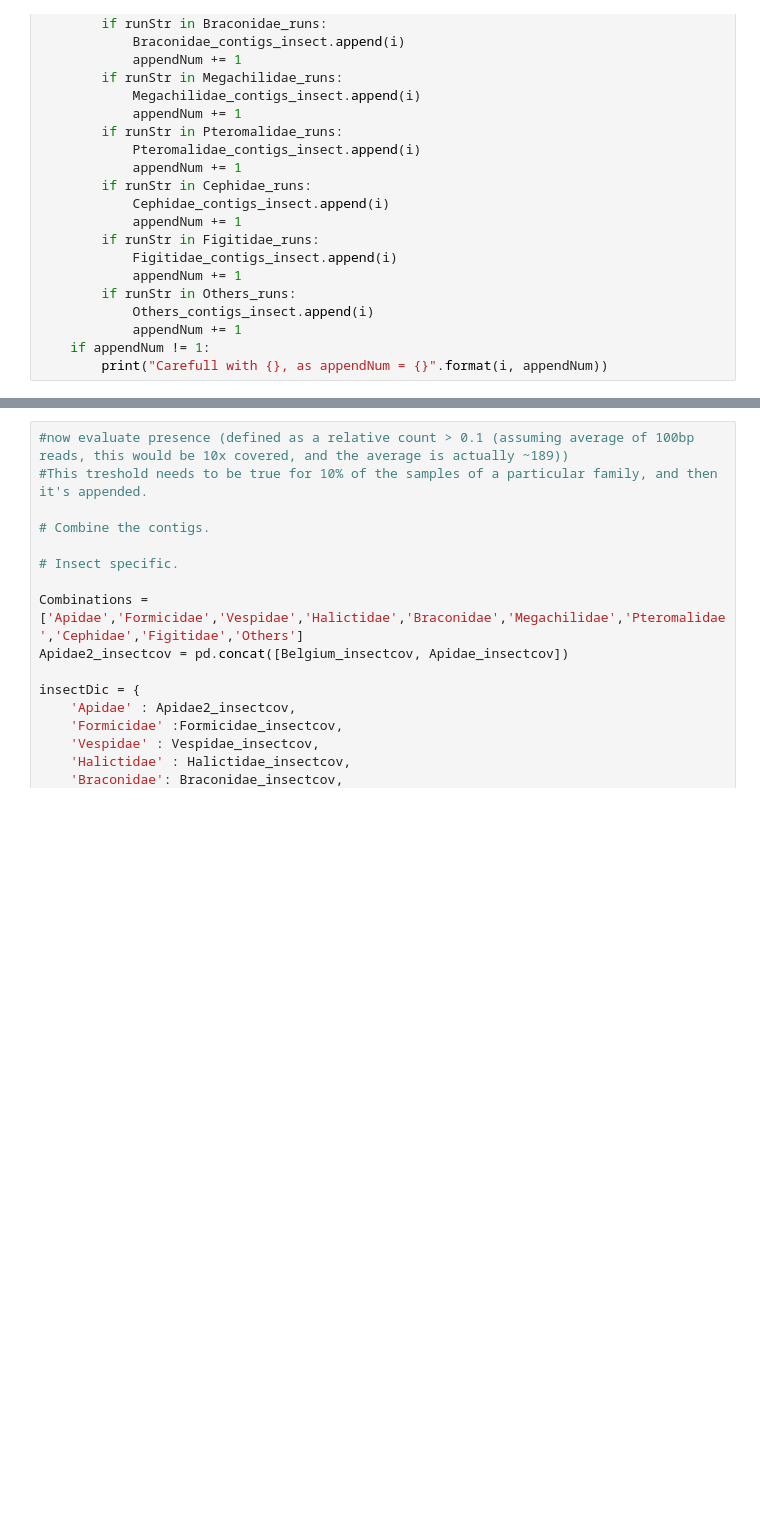
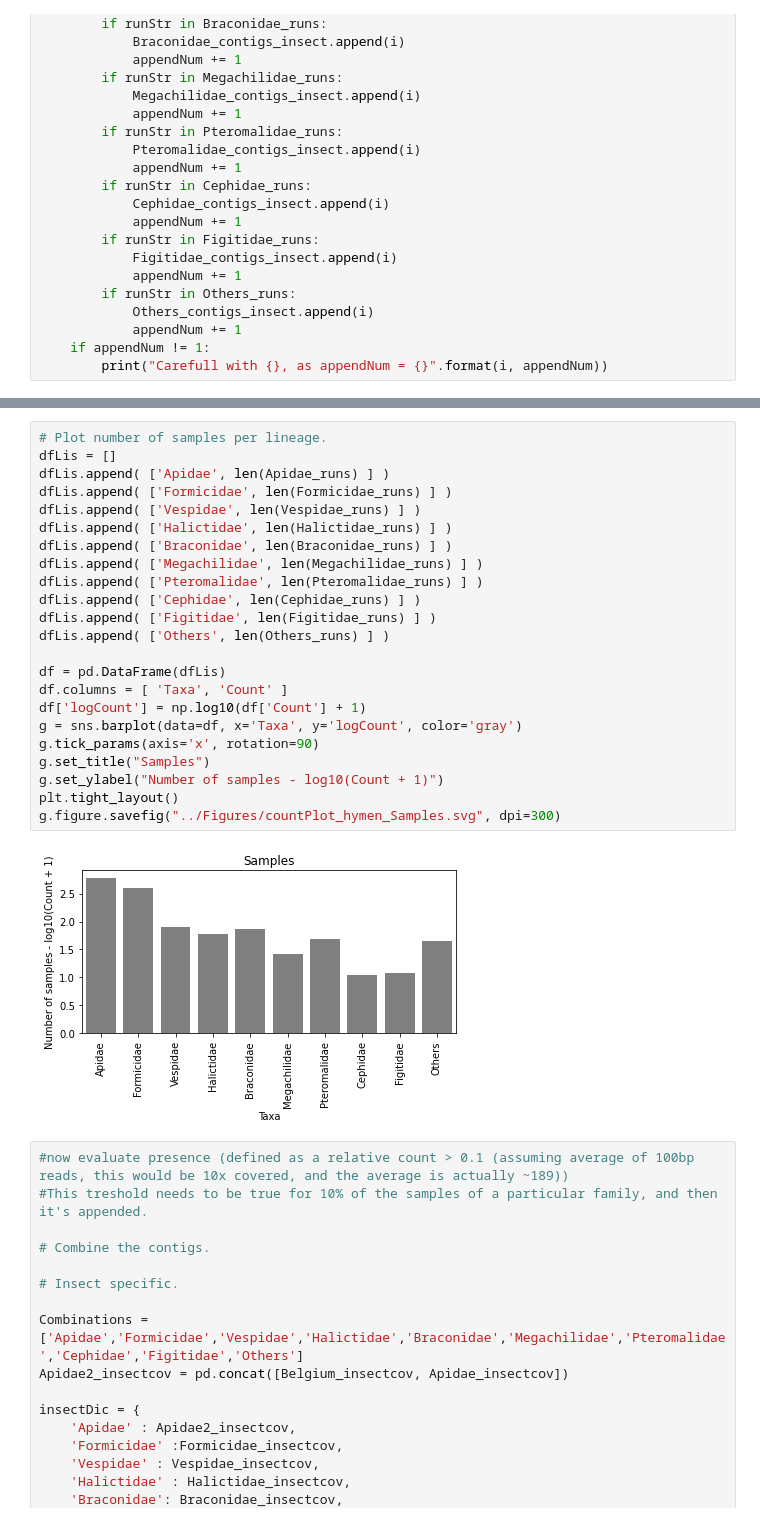
Before and after one commit to Matthijnssenslab/Bee_euvir, a Jupyter notebook: notebooks/5_Virussharing_subset.ipynb, the cells around one changed output, grey strips where cells are left out. Saved outputs shown, nothing was run; the diff lists cells and outputs as text; blank space fills up the shorter version.

```diff
--- a/notebooks/5_Virussharing_subset.ipynb
+++ b/notebooks/5_Virussharing_subset.ipynb
@@ -316,3 +306,28 @@ g
+# %%
+# Plot number of samples per lineage.
+dfLis = []
+dfLis.append( ['Apidae', len(Apidae_runs) ] )
+dfLis.append( ['Formicidae', len(Formicidae_runs) ] )
+dfLis.append( ['Vespidae', len(Vespidae_runs) ] )
+dfLis.append( ['Halictidae', len(Halictidae_runs) ] )
+dfLis.append( ['Braconidae', len(Braconidae_runs) ] )
+dfLis.append( ['Megachilidae', len(Megachilidae_runs) ] )
+dfLis.append( ['Pteromalidae', len(Pteromalidae_runs) ] )
+dfLis.append( ['Cephidae', len(Cephidae_runs) ] )
+dfLis.append( ['Figitidae', len(Figitidae_runs) ] )
+dfLis.append( ['Others', len(Others_runs) ] )
+
+df = pd.DataFrame(dfLis)
+df.columns = [ 'Taxa', 'Count' ]
+df['logCount'] = np.log10(df['Count'] + 1)
+g = sns.barplot(data=df, x='Taxa', y='logCount', color='gray')
+g.tick_params(axis='x', rotation=90)
+g.set_title("Samples")
+g.set_ylabel("Number of samples - log10(Count + 1)")
+plt.tight_layout()
+g.figure.savefig("../Figures/countPlot_hymen_Samples.svg", dpi=300)
+# %% [output]
+[figure, added]
 # %%
 #now evaluate presence (defined as a relative count > 0.1 (assuming average of 100bp reads, this would be 10x covered, and the average is actually ~189))
 #This treshold needs to be true for 10% of the samples of a particular family, and then it's appended.
```
Also changed, not shown: parts of 8 cells of this notebook, 11 other files.
